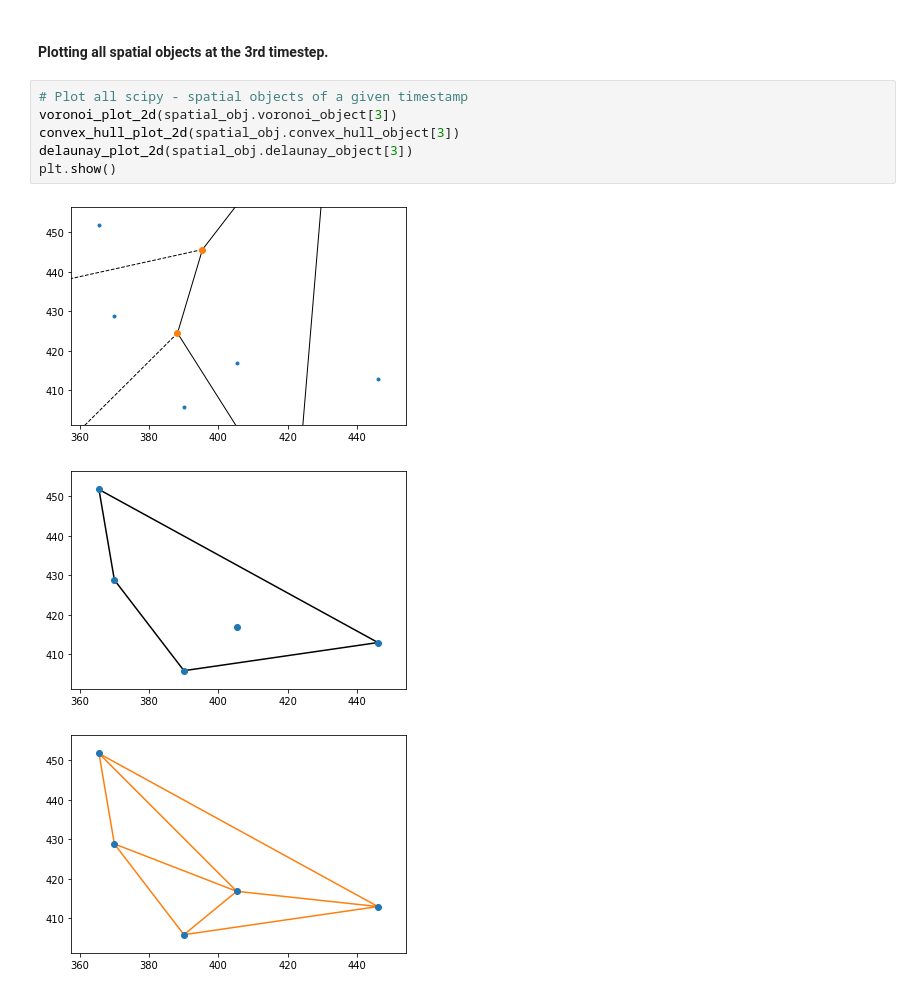
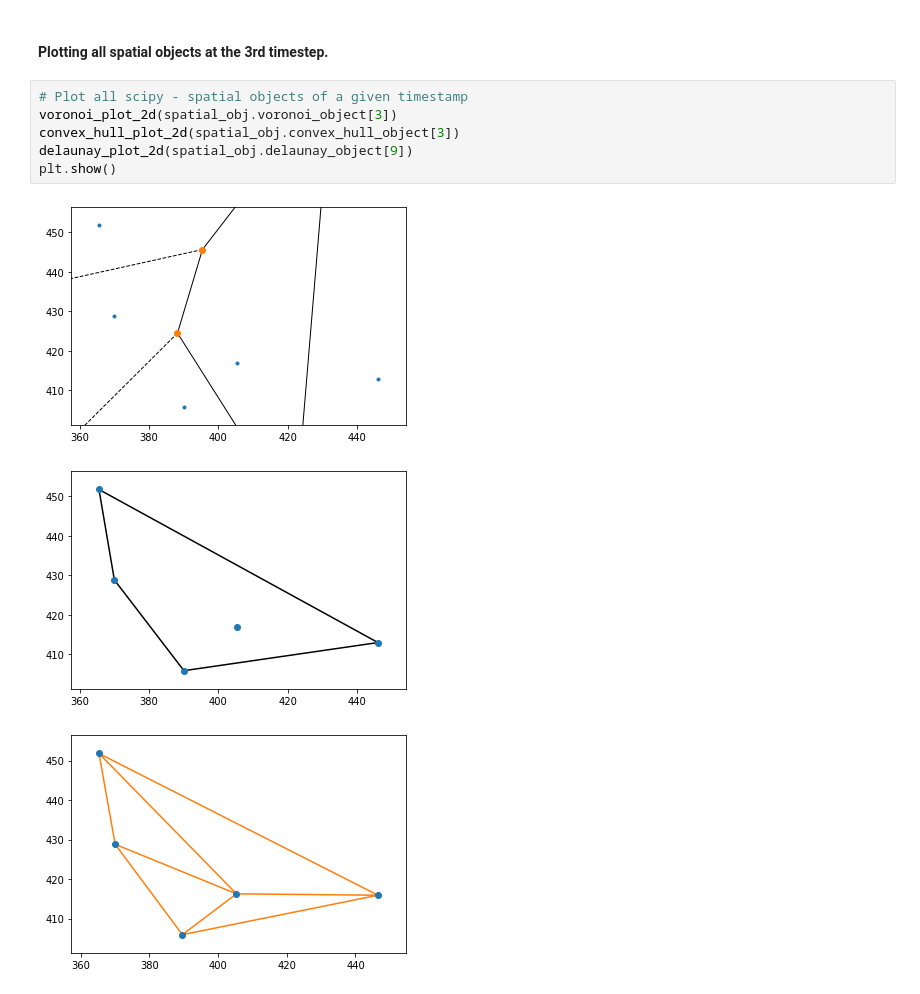
Before and after one commit to dbvis-ukon/movekit, a Jupyter notebook: examples/clustering examples.ipynb, the cells around one changed output. Drawn from its saved outputs; the diff is of its cells as text.

```diff
--- a/examples/clustering examples.ipynb
+++ b/examples/clustering examples.ipynb
@@ -400,10 +574,10 @@ Examples for attributes of interest consist of:
 # %%
 # Plot all scipy - spatial objects of a given timestamp
 voronoi_plot_2d(spatial_obj.voronoi_object[3])
 convex_hull_plot_2d(spatial_obj.convex_hull_object[3])
-delaunay_plot_2d(spatial_obj.delaunay_object[3])
+delaunay_plot_2d(spatial_obj.delaunay_object[9])
 plt.show()
 # %% [output]
 [figure]
 [figure]
-[figure, old version]
+[figure, new version]
```
Also changed, not shown: parts of 29 cells of this notebook, 2 other files.
